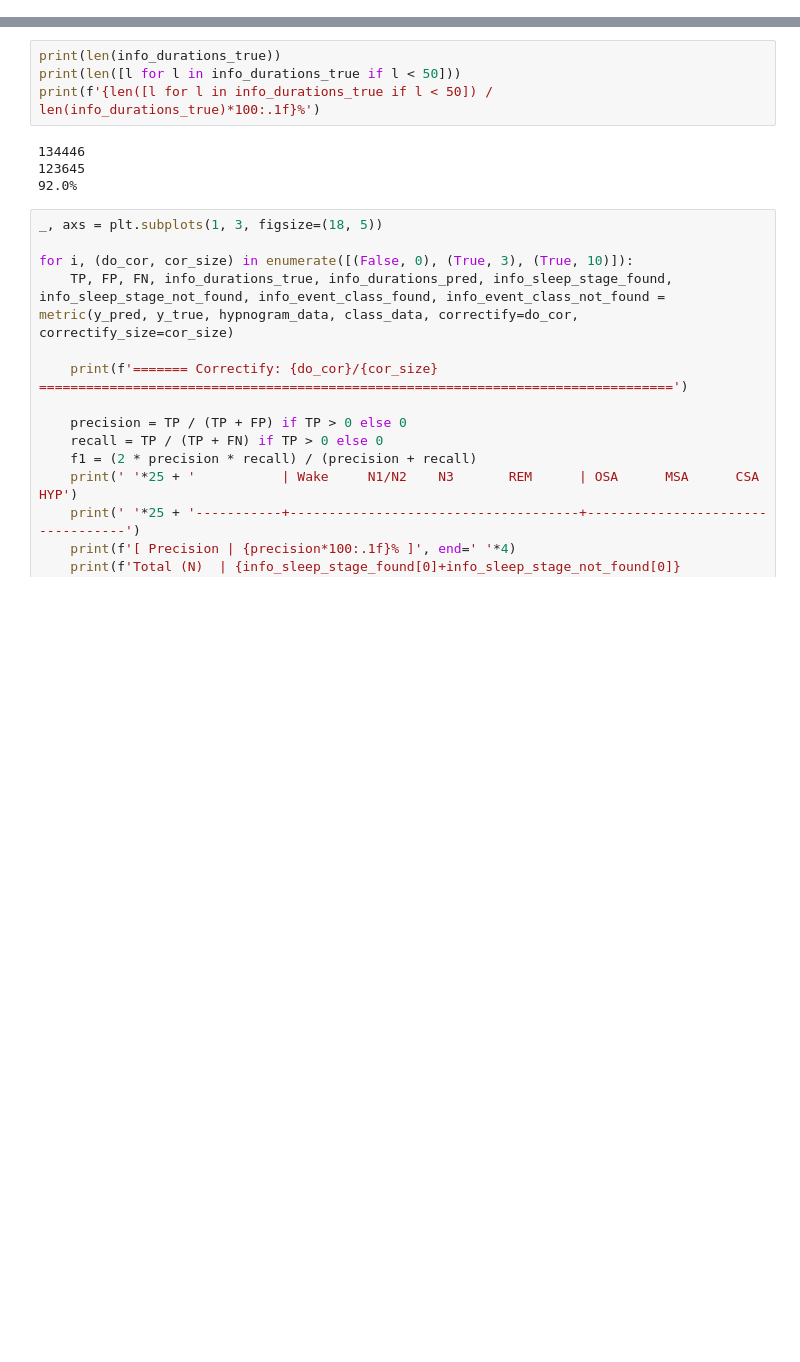
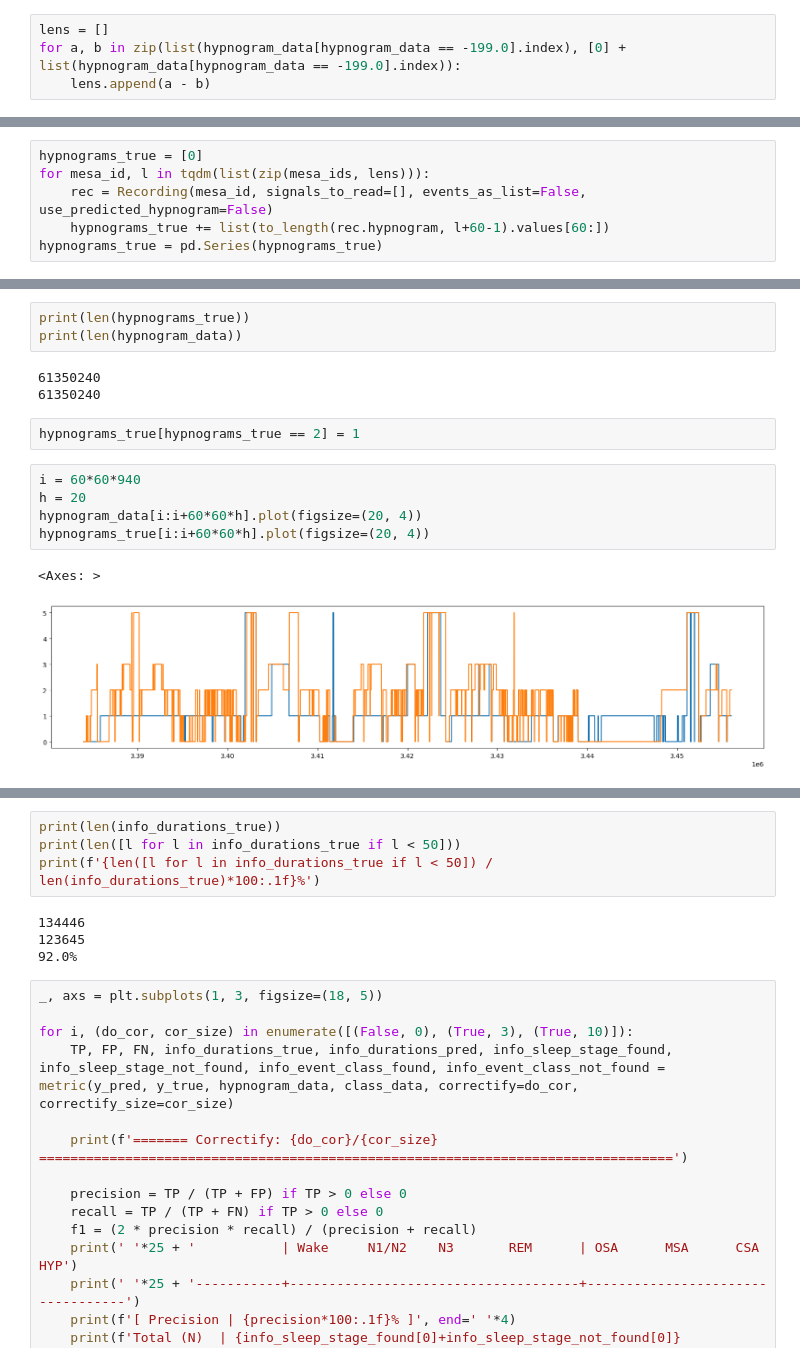
Before and after one commit to JulianBvW/Wearable-Sleep-Event-Detection, a Jupyter notebook: Notebooks/61_info_results.ipynb, the cells around one changed output, grey strips where cells are left out. Saved outputs shown, nothing was run; the diff lists cells and outputs as text; blank space fills up the shorter version.

```diff
--- a/Notebooks/61_info_results.ipynb
+++ b/Notebooks/61_info_results.ipynb
@@ -8,0 +26,4 @@ y_pred = (y_pred > threshold)*1
+# %%
+lens = []
+for a, b in zip(list(hypnogram_data[hypnogram_data == -199.0].index), [0] + list(hypnogram_data[hypnogram_data == -199.0].index)):
+    lens.append(a - b)
@@ -8,0 +32,6 @@ y_pred = (y_pred > threshold)*1
+# %%
+hypnograms_true = [0]
+for mesa_id, l in tqdm(list(zip(mesa_ids, lens))):
+    rec = Recording(mesa_id, signals_to_read=[], events_as_list=False, use_predicted_hypnogram=False)
+    hypnograms_true += list(to_length(rec.hypnogram, l+60-1).values[60:])
+hypnograms_true = pd.Series(hypnograms_true)
@@ -9 +71,17 @@ y_pred = (y_pred > threshold)*1
+# %%
+print(len(hypnograms_true))
+print(len(hypnogram_data))
+# %% [output]
+61350240
+61350240
+# %%
+hypnograms_true[hypnograms_true == 2] = 1
+# %%
+i = 60*60*940
+h = 20
+hypnogram_data[i:i+60*60*h].plot(figsize=(20, 4))
+hypnograms_true[i:i+60*60*h].plot(figsize=(20, 4))
+# %% [output]
+<Axes: >
+[figure, added]
 # %%
```
Also changed, not shown: parts of 11 cells of this notebook, 11 other files.
